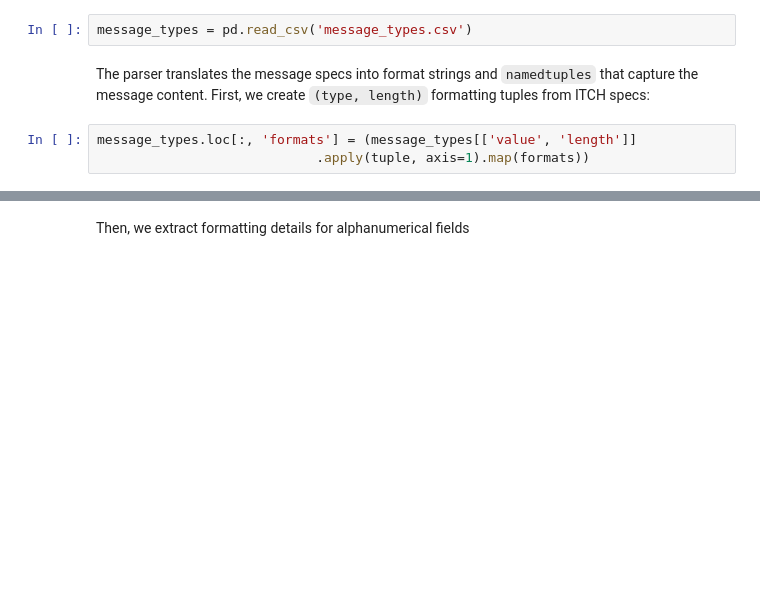
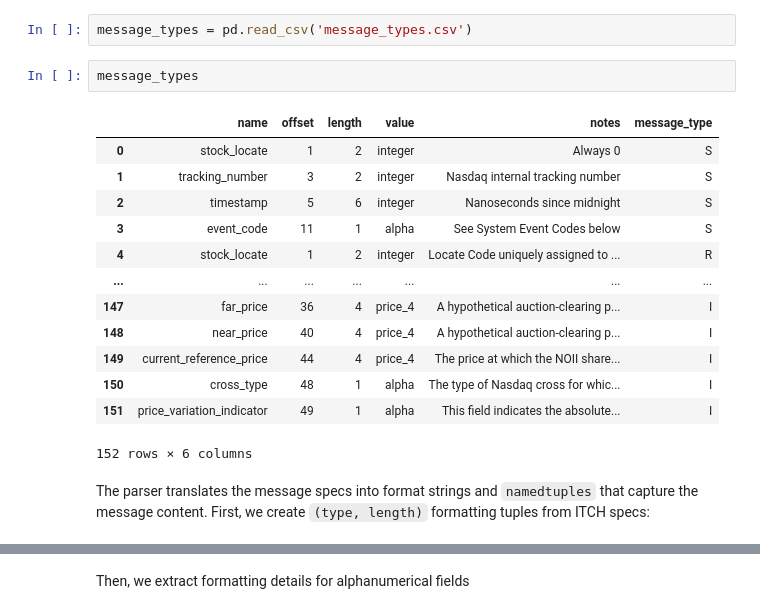
Before and after one commit to helpingstar/algorithmic_trading, a Jupyter notebook: learning/Machine-Learning-for-Algorithmic-Trading-Second-Edition-master/02_market_and_fundamental_data/01_NASDAQ_TotalView-ITCH_Order_Book/01_parse_itch_order_flow_messages.ipynb, the cells around one changed output, grey strips where cells are left out. Cells and saved outputs as stored; diff of their text form; blank space fills up the shorter version.

```diff
--- a/learning/Machine-Learning-for-Algorithmic-Trading-Second-Edition-master/02_market_and_fundamental_data/01_NASDAQ_TotalView-ITCH_Order_Book/01_parse_itch_order_flow_messages.ipynb
+++ b/learning/Machine-Learning-for-Algorithmic-Trading-Second-Edition-master/02_market_and_fundamental_data/01_NASDAQ_TotalView-ITCH_Order_Book/01_parse_itch_order_flow_messages.ipynb
@@ -406,8 +396,21 @@ Optionally, persist/reload from file:
 message_types.to_csv('message_types.csv', index=False)
 # %%
 message_types = pd.read_csv('message_types.csv')
+# %%
+message_types
+# %% [output]
+|  | name | offset | length | value | notes | message_type |
+| 0 | stock_locate | 1 | 2 | integer | Always 0 | S |
+| 1 | tracking_number | 3 | 2 | integer | Nasdaq internal tracking number | S |
+| 2 | timestamp | 5 | 6 | integer | Nanoseconds since midnight | S |
+| 3 | event_code | 11 | 1 | alpha | See System Event Codes below | S |
+| 4 | stock_locate | 1 | 2 | integer | Locate Code uniquely assigned to ... | R |
+| ... | ... | ... | ... | ... | ... | ... |
+| 147 | far_price | 36 | 4 | price_4 | A hypothetical auction-clearing p... | I |
+| 148 | near_price | 40 | 4 | price_4 | A hypothetical auction-clearing p... | I |
+| 149 | current_reference_price | 44 | 4 | price_4 | The price at which the NOII share... | I |
+| 150 | cross_type | 48 | 1 | alpha | The type of Nasdaq cross for whic... | I |
+| 151 | price_variation_indicator | 49 | 1 | alpha | This field indicates the absolute... | I |
+152 rows × 6 columns
 # %% [markdown]
 The parser translates the message specs into format strings and `namedtuples` that capture the message content. First, we create `(type, length)` formatting tuples from ITCH specs:
-# %%
-message_types.loc[:, 'formats'] = (message_types[['value', 'length']]
-                            .apply(tuple, axis=1).map(formats))
```
Also changed, not shown: parts of 17 cells of this notebook, 3 other files.
